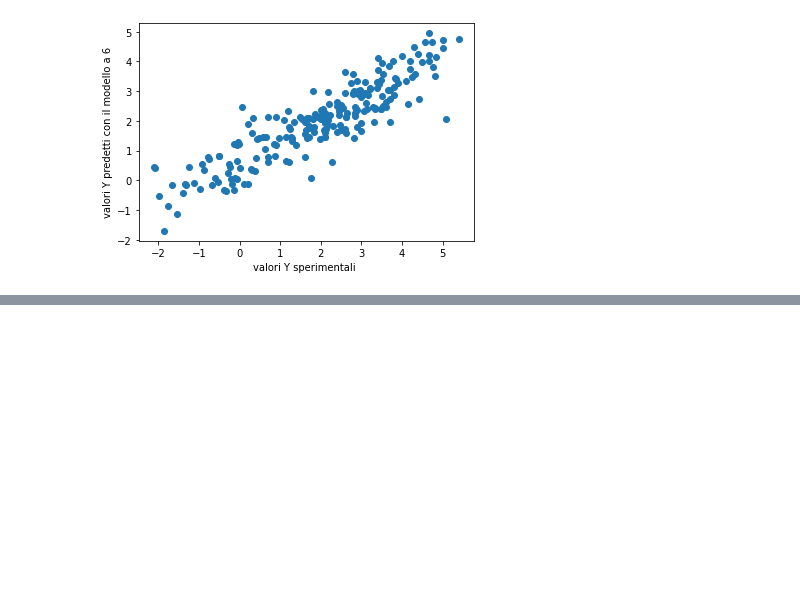
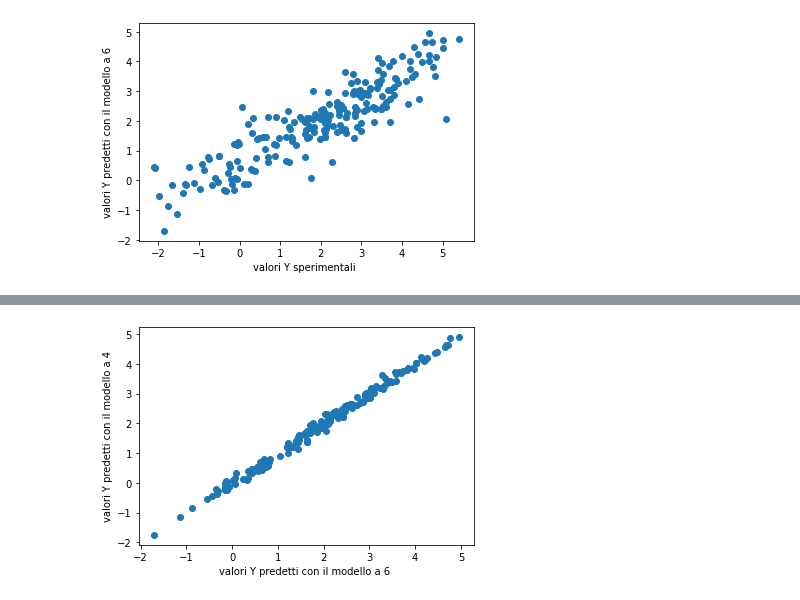
Before and after one commit to lstorchi/mllogdp, a Jupyter notebook: initialtests.ipynb, the cells around one changed output, grey strips where cells are left out. Saved outputs shown, nothing was run; the diff lists cells and outputs as text; code cells hidden in the pictures; blank space fills up the shorter version.

```diff
--- a/initialtests.ipynb
+++ b/initialtests.ipynb
@@ -425,0 +437,13 @@ print(" la lunghezza di Y_pred4 è :", lenY_pred4 )
+# %%
+#  SCATTER PLOT :valori di Y predetti con il modello a 4 vs valori di Y predetti con il modello a 6
+import numpy as np
+x_confronto= np.arange(-10.0, 1.0, 10.0)
+y_confronto= np.arange(-10.0, 1.0, 10.0)
+plt.xlabel("valori Y predetti con il modello a 6 ")
+plt.ylabel("valori Y predetti con il modello a 4")
+x_confronto = Y_pred6
+y_confronto = Y_pred4
+plt.scatter(x_confronto, y_confronto)
+plt.show()
+# %% [output]
+[figure, added]
```
Also changed, not shown: parts of 2 cells of this notebook.
